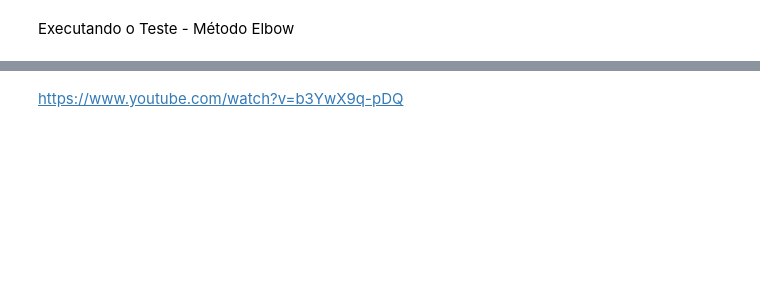
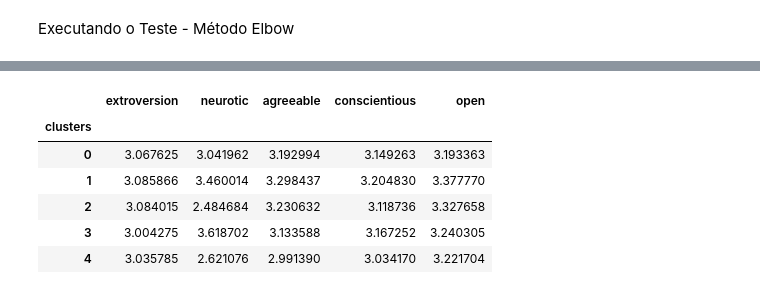
Before and after one commit to JonMaycon/DataScience, a Jupyter notebook: ML_Personalidade.ipynb, the cells around one changed output, grey strips where cells are left out. Saved outputs shown, nothing was run; the diff lists cells and outputs as text; code cells hidden in the pictures; blank space fills up the shorter version.

```diff
--- a/ML_Personalidade.ipynb
+++ b/ML_Personalidade.ipynb
@@ -155,2 +156,0 @@ data.groupby('Clusters').mean()
-# %% [markdown]
-https://www.youtube.com/watch?v=b3YwX9q-pDQ
@@ -156,0 +174,11 @@ https://www.youtube.com/watch?v=b3YwX9q-pDQ
+# %%
+#Valor médio por grupo
+data_soma.groupby('clusters').mean()
+# %% [output]
+|  | extroversion | neurotic | agreeable | conscientious | open |
+| clusters |  |  |  |  |  |
+| 0 | 3.067625 | 3.041962 | 3.192994 | 3.149263 | 3.193363 |
+| 1 | 3.085866 | 3.460014 | 3.298437 | 3.204830 | 3.377770 |
+| 2 | 3.084015 | 2.484684 | 3.230632 | 3.118736 | 3.327658 |
+| 3 | 3.004275 | 3.618702 | 3.133588 | 3.167252 | 3.240305 |
+| 4 | 3.035785 | 2.621076 | 2.991390 | 3.034170 | 3.221704 |
```
Also changed, not shown: parts of 18 cells of this notebook.
